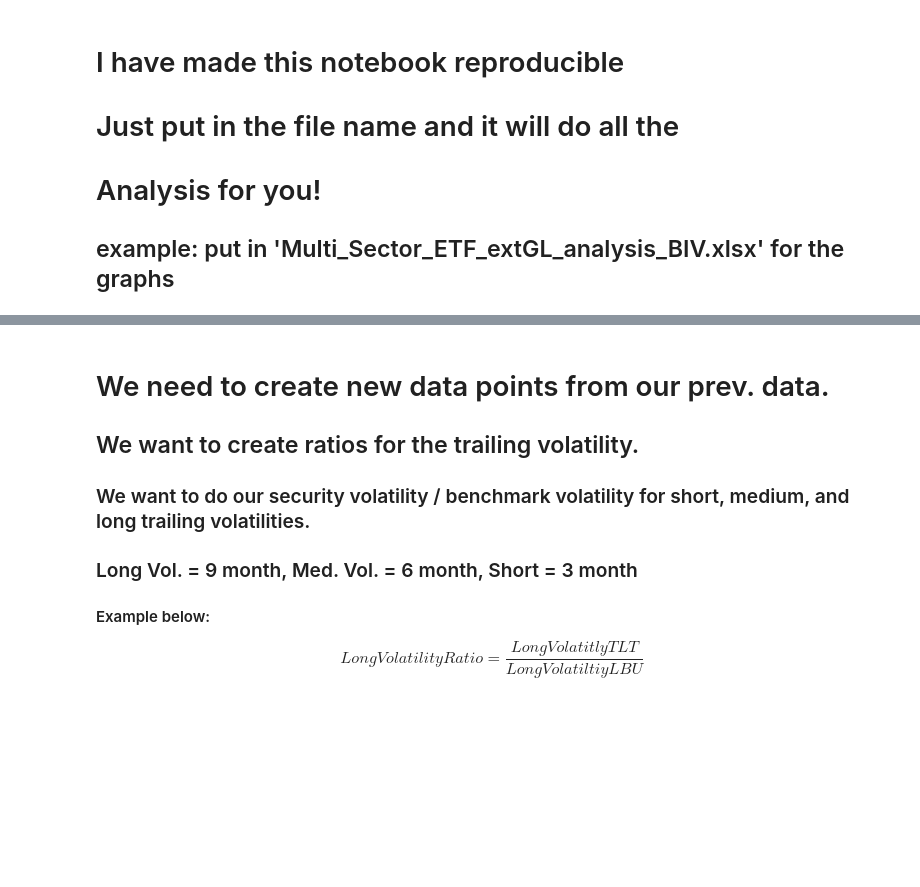
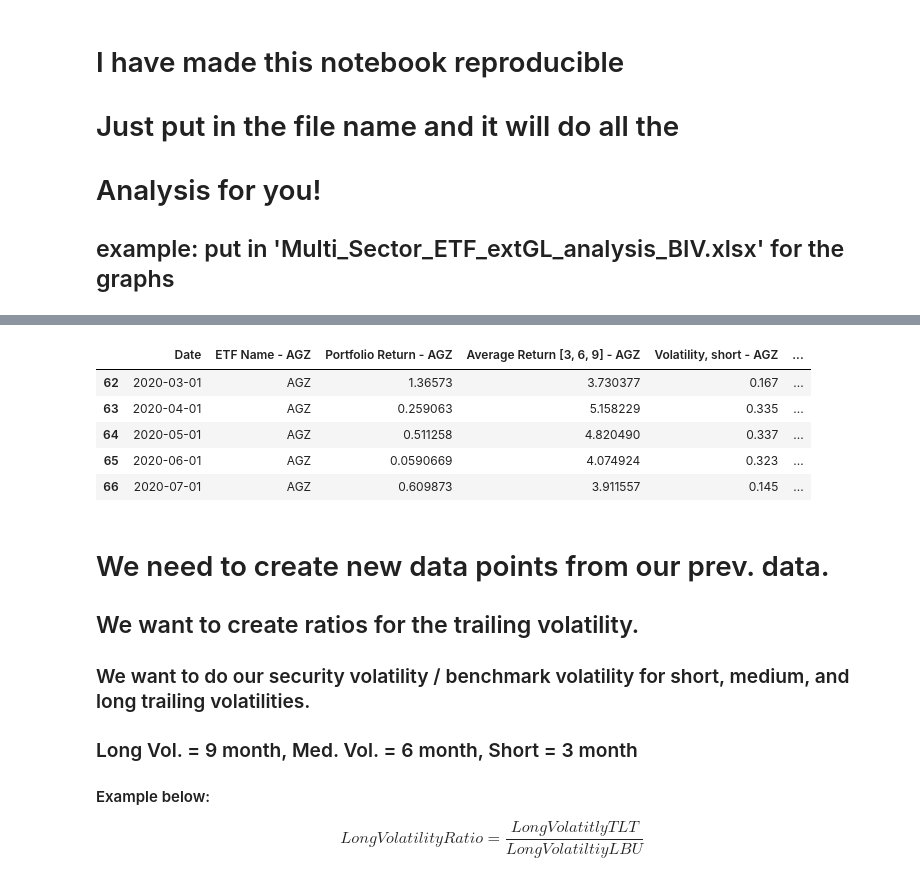
Before and after one commit to valazeinali/BoydWatterson, a Jupyter notebook: BoydWatterson/Trailing Volatility vs Differential Return Aug.ipynb, the cells around one changed output, grey strips where cells are left out. Cells and saved outputs as stored; diff of their text form; code cells hidden in the pictures; blank space fills up the shorter version.

```diff
--- a/BoydWatterson/Trailing Volatility vs Differential Return Aug.ipynb
+++ b/BoydWatterson/Trailing Volatility vs Differential Return Aug.ipynb
@@ -60,6 +45,13 @@ df.head()
 # %%
-#df = df[:-1] # dropping JULY data because its not accurate
-#df.tail()
+df = df[:-2] # dropping JULY data because its not accurate
+df.tail()
+# %% [output]
+|  | Date | ETF Name - AGZ | Portfolio Return - AGZ | Average Return [3, 6, 9] - AGZ | Volatility, short - AGZ | ... |
+| 62 | 2020-03-01 | AGZ | 1.36573 | 3.730377 | 0.167 | ... |
+| 63 | 2020-04-01 | AGZ | 0.259063 | 5.158229 | 0.335 | ... |
+| 64 | 2020-05-01 | AGZ | 0.511258 | 4.820490 | 0.337 | ... |
+| 65 | 2020-06-01 | AGZ | 0.0590669 | 4.074924 | 0.323 | ... |
+| 66 | 2020-07-01 | AGZ | 0.609873 | 3.911557 | 0.145 | ... |
 # %% [markdown]
 # We need to create new data points from our prev. data.
 ## We want to create ratios for the trailing volatility.
```
Also changed, not shown: parts of 11 cells of this notebook.
